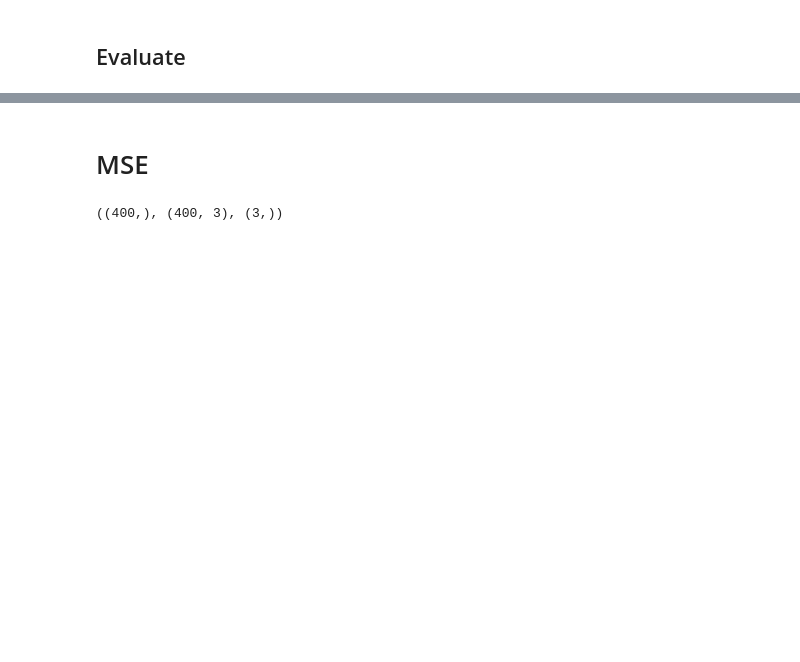
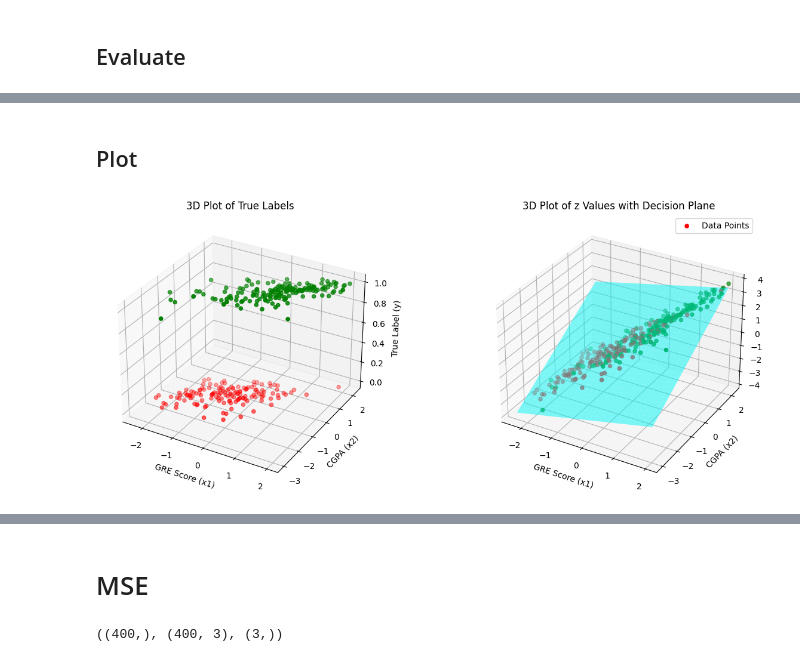
Before and after one commit to HongQuan1812/AIO2025, a Jupyter notebook: Module 4/logistic regression.ipynb, the cells around one changed output, grey strips where cells are left out. Saved outputs shown, nothing was run; the diff lists cells and outputs as text; code cells hidden in the pictures; blank space fills up the shorter version.

```diff
--- a/Module 4/logistic regression.ipynb
+++ b/Module 4/logistic regression.ipynb
@@ -194,0 +188,5 @@ f1, accuracy
+# %% [markdown]
+## Plot
+# %%
+z_values = calculate_z(X_train, best_w)
+y_prob = calculate_sigmoid(z_values)
@@ -194,0 +198,44 @@ f1, accuracy
+# %%
+# Set colors based on y values
+colors = ['green' if label == 1 else 'red' for label in y_train]
+
+# Create a figure with two 3D subplots
+fig = plt.figure(figsize=(15, 6))
+
+### 🔹 Subplot 1: True Labels in 3D ###
+ax1 = fig.add_subplot(121, projection='3d')
+ax1.scatter(x1, x2, y_true, c=colors, marker='o', label="True Labels")
+
+# Labels & Title
+ax1.set_xlabel("GRE Score (x1)")
+ax1.set_ylabel("CGPA (x2)")
+ax1.set_zlabel("True Label (y)")
+ax1.set_title("3D Plot of True Labels")
+
+#--------------------------------------------------------------------------------------------#
+
+### 🔹 Subplot 2: 3D Scatter + Decision Plane ###
+ax2 = fig.add_subplot(122, projection='3d')
+ax2.scatter(x1, x2, z_values, c=colors, marker='o', label="Data Points")
+
+# Create a meshgrid for the decision plane
+x1_range = np.linspace(min(x1), max(x1), 30)
+x2_range = np.linspace(min(x2), max(x2), 30)
+X1_mesh, X2_mesh = np.meshgrid(x1_range, x2_range)
+
+# Compute z-plane (decision boundary)
+Z_plane = w[0] + w[1] * X1_mesh + w[2] * X2_mesh
+ax2.plot_surface(X1_mesh, X2_mesh, Z_plane, color='cyan', alpha=0.5)
+
+# Labels & Title
+ax2.set_xlabel("GRE Score (x1)")
+ax2.set_ylabel("CGPA (x2)")
+ax2.set_zlabel("z = np.dot(X, w)")
+ax2.set_title("3D Plot of z Values with Decision Plane")
+
+
+# Show plot
+plt.legend()
+plt.show()
+# %% [output]
+[figure, added]
```
Also changed, not shown: parts of 36 cells of this notebook.
